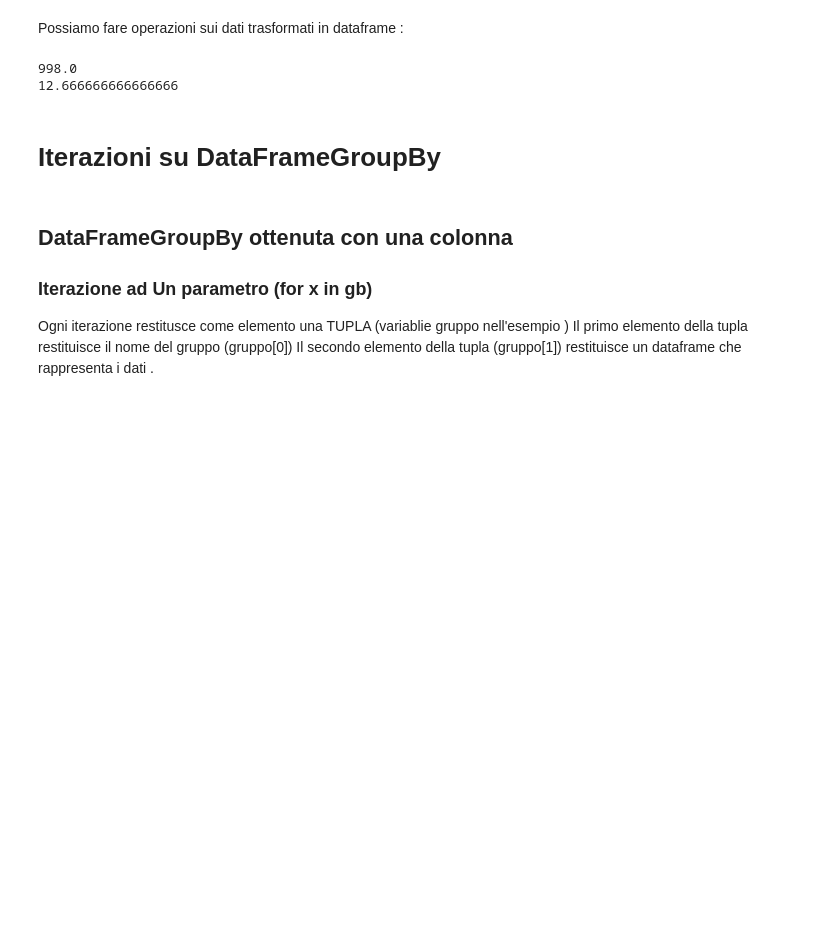
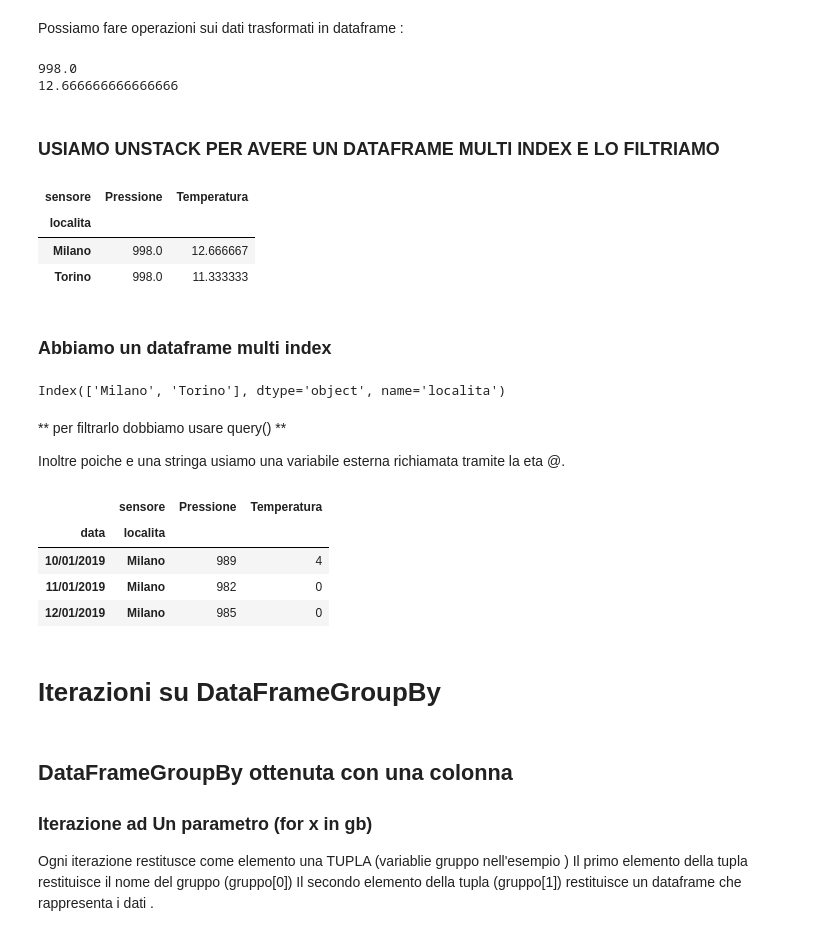
Before and after one commit to antoiovi/jupythernotebooks, a Jupyter notebook: GroupBy.ipynb, the cells around one changed output. Drawn from its saved outputs; the diff is of its cells as text; code cells hidden in the pictures; blank space fills up the shorter version.

```diff
--- a/DataFrameGroupBy.ipynb
+++ b/GroupBy.ipynb
@@ -201,6 +301,36 @@ print(df1.iloc[0][1])
 # %% [output]
 998.0
 12.666666666666666
+# %% [markdown]
+### USIAMO UNSTACK PER AVERE UN DATAFRAME MULTI INDEX E LO FILTRIAMO
+# %%
+gb2=df.groupby(['localita','sensore'])
+dfvalmean=gb2.valore.mean().unstack('sensore')
+display(dfvalmean)
+# %% [output]
+| sensore | Pressione | Temperatura |
+| localita |  |  |
+| Milano | 998.0 | 12.666667 |
+| Torino | 998.0 | 11.333333 |
+# %% [markdown]
+### Abbiamo un dataframe multi index
+# %%
+dfvalmean.index
+# %% [output]
+Index(['Milano', 'Torino'], dtype='object', name='localita')
+# %% [markdown]
+** per filtrarlo dobbiamo usare query() **
+
+Inoltre poiche e una stringa usiamo una variabile esterna richiamata tramite la eta @.
+# %%
+x='Milano'
+dff.query('localita==@x')
+# %% [output]
+|  | sensore | Pressione | Temperatura |
+| data | localita |  |  |
+| 10/01/2019 | Milano | 989 | 4 |
+| 11/01/2019 | Milano | 982 | 0 |
+| 12/01/2019 | Milano | 985 | 0 |
 # %% [markdown]
 # Iterazioni su DataFrameGroupBy
 # %% [markdown]
```
Also changed, not shown: parts of 24 cells of this notebook, 4 other files.
